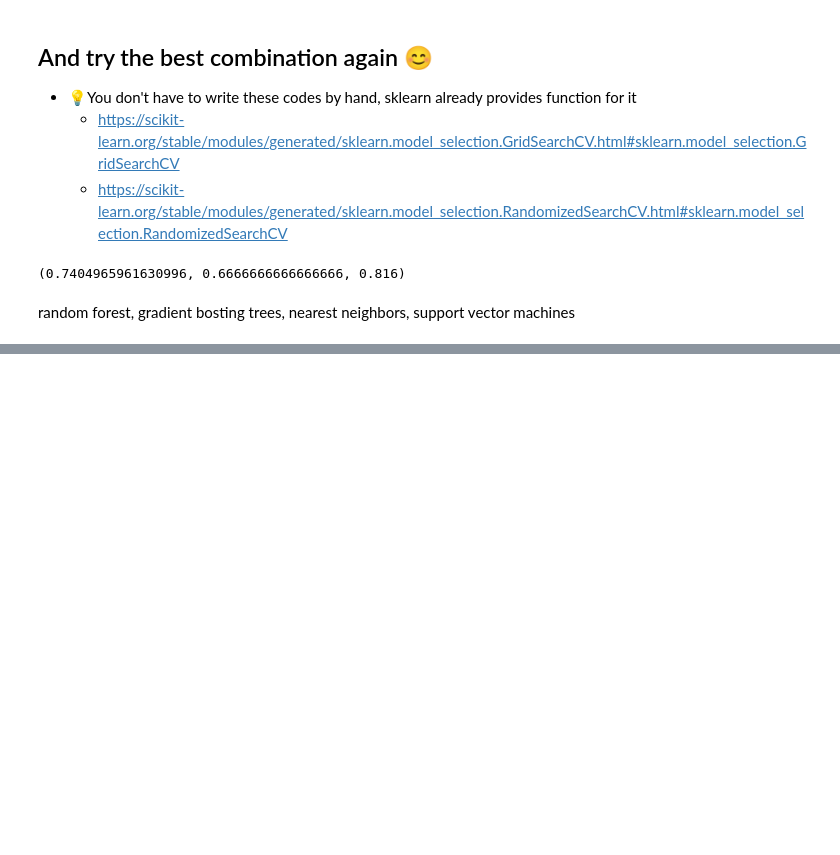
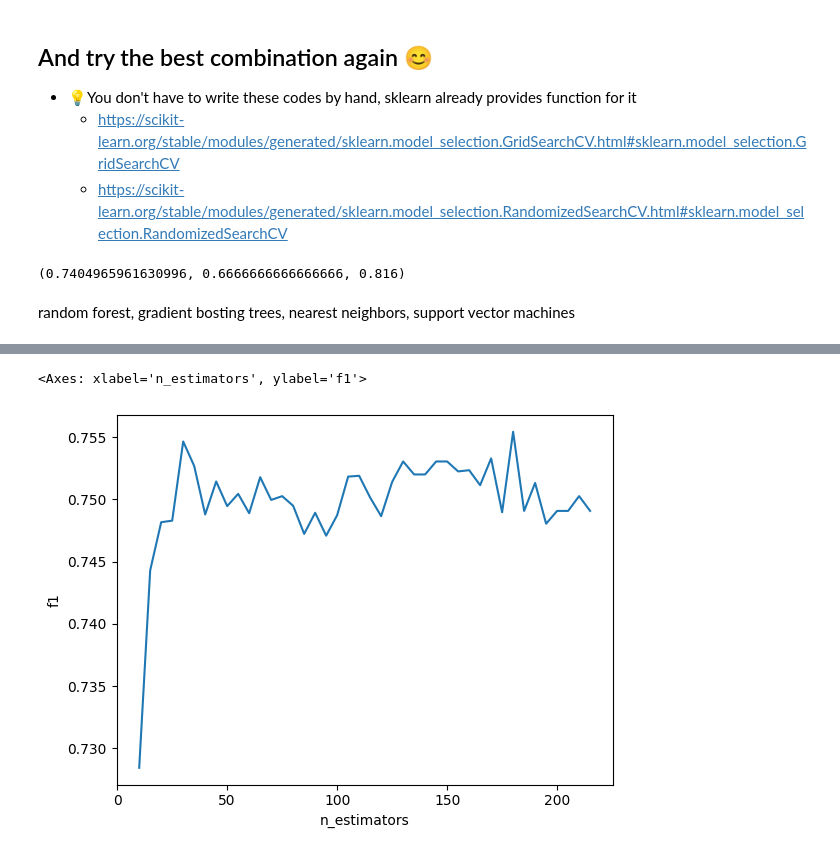
Before and after one commit to patrick11514/VSB, a Jupyter notebook: ZSU/fml_08.ipynb, the cells around one changed output, grey strips where cells are left out. Cells and saved outputs as stored; diff of their text form; code cells hidden in the pictures; blank space fills up the shorter version.

```diff
--- a/ZSU/fml_08.ipynb
+++ b/ZSU/fml_08.ipynb
@@ -734,0 +737,8 @@ random forest, gradient bosting trees, nearest neighbors, support vector machine
+# %%
+X_train, X_test, y_train, y_test = train_test_split(X, y)
+# %%
+clf = RandomForestClassifier(random_state=13)
+clf.fit(X_train, y_train)
+
+y_pred = clf.predict(X_test)
+y_pred
@@ -734,0 +777,17 @@ random forest, gradient bosting trees, nearest neighbors, support vector machine
+# %%
+scores_global = []
+
+for estimators in range(10, 220, 5):
+    skf = StratifiedKFold(n_splits=5)
+    scores = list()
+    for train_index, test_index in skf.split(X, y):
+        X_train, X_test = X.iloc[train_index, :], X.iloc[test_index, :]
+        y_train, y_test = y.iloc[train_index], y.iloc[test_index]
+        clf = RandomForestClassifier(random_state=13, n_estimators=estimators)
+        clf.fit(X_train, y_train)
+        y_pred = clf.predict(X_test)
+        scores.append(f1_score(y_test, y_pred))
+
+    scores_global.append((estimators, np.mean(scores)))
+
+scores_global[:10]
@@ -734,0 +805,3 @@ random forest, gradient bosting trees, nearest neighbors, support vector machine
+# %%
+df_res = pd.DataFrame.from_records(scores_global, columns=['n_estimators', 'f1'])
+df_res.tail()
@@ -734,0 +815,5 @@ random forest, gradient bosting trees, nearest neighbors, support vector machine
+# %%
+sns.lineplot(data = df_res, x='n_estimators', y='f1')
+# %% [output]
+<Axes: xlabel='n_estimators', ylabel='f1'>
+[figure, added]
```
Also changed, not shown: parts of 33 cells of this notebook.
